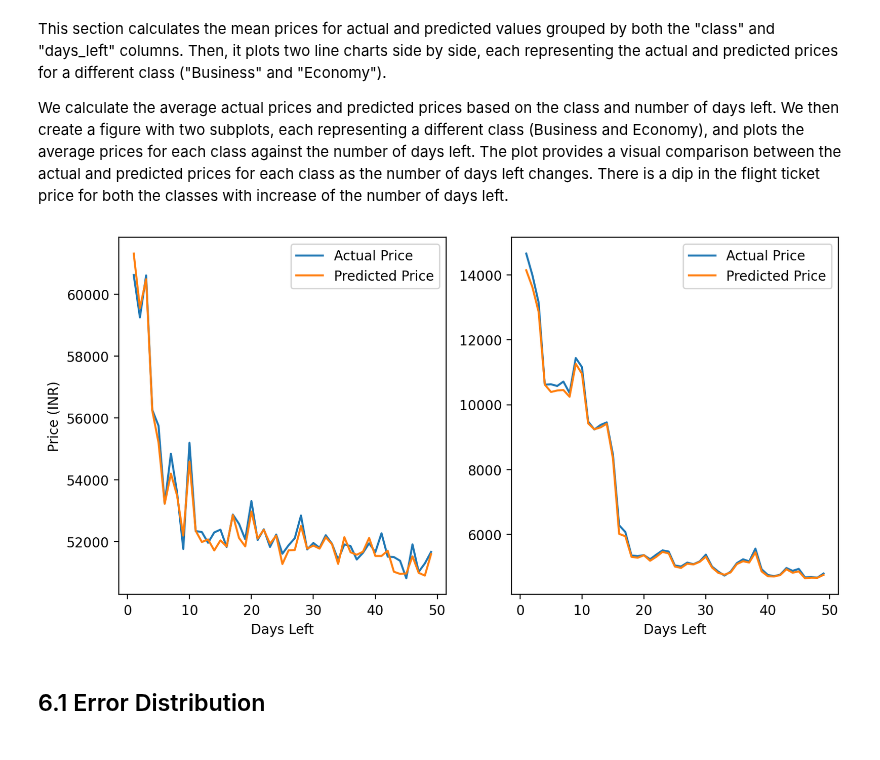
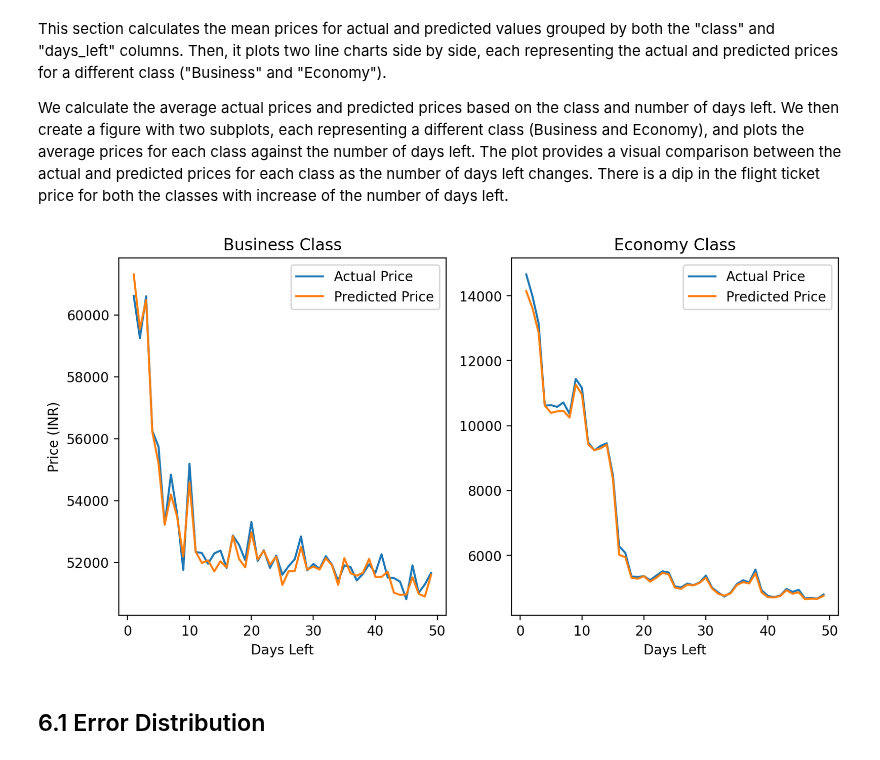
Before and after one commit to yjoer/flight-price-prediction, a Jupyter notebook: notebook.ipynb, the cells around one changed output. Cells and saved outputs as stored; diff of their text form; code cells hidden in the pictures.

Commit message:
Update title

```diff
--- a/notebook.ipynb
+++ b/notebook.ipynb
@@ -1459,25 +1459,27 @@ We calculate the average actual prices and predicted prices based on the class a
 # %%
 prices_by_days_left = predicted_df[["class", "days_left", "price", "predicted_price"]].groupby(["class", "days_left"]).mean()
 
 plt.figure(figsize=(9.6, 4.8))
 plt.subplot(1, 2, 1)
 plt.plot(prices_by_days_left.loc["Business"].index, prices_by_days_left.loc["Business"]["price"])
 plt.plot(prices_by_days_left.loc["Business"].index, prices_by_days_left.loc["Business"]["predicted_price"])
 
+plt.title("Business Class")
 plt.xlabel("Days Left")
 plt.ylabel("Price (INR)")
 plt.legend(["Actual Price", "Predicted Price"])
 
 plt.subplot(1, 2, 2)
 plt.plot(prices_by_days_left.loc["Economy"].index, prices_by_days_left.loc["Economy"]["price"])
 plt.plot(prices_by_days_left.loc["Economy"].index, prices_by_days_left.loc["Economy"]["predicted_price"])
 
+plt.title("Economy Class")
 plt.xlabel("Days Left")
 plt.legend(["Actual Price", "Predicted Price"])
 
 plt.show()
 # %% [output]
-[figure, old version]
+[figure, new version]
 # %% [markdown]
 ## 6.1 Error Distribution
 # %% [markdown]
```
